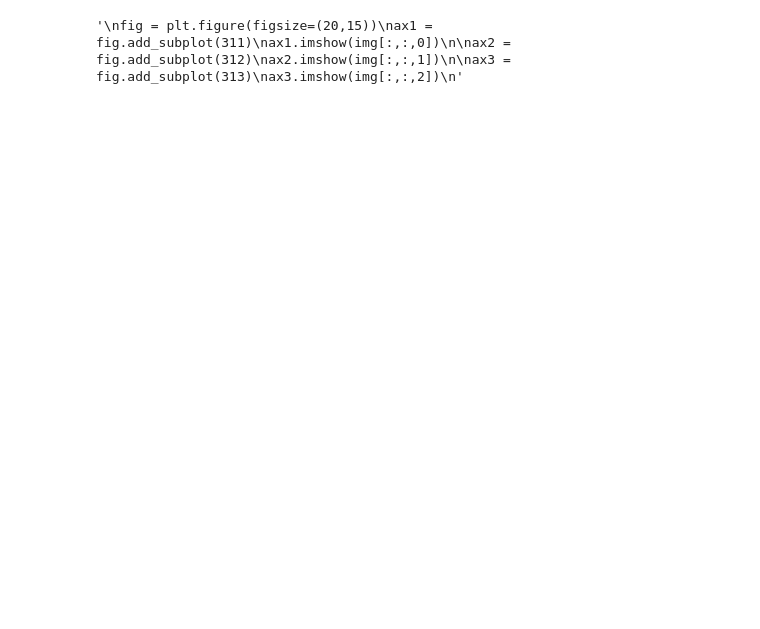
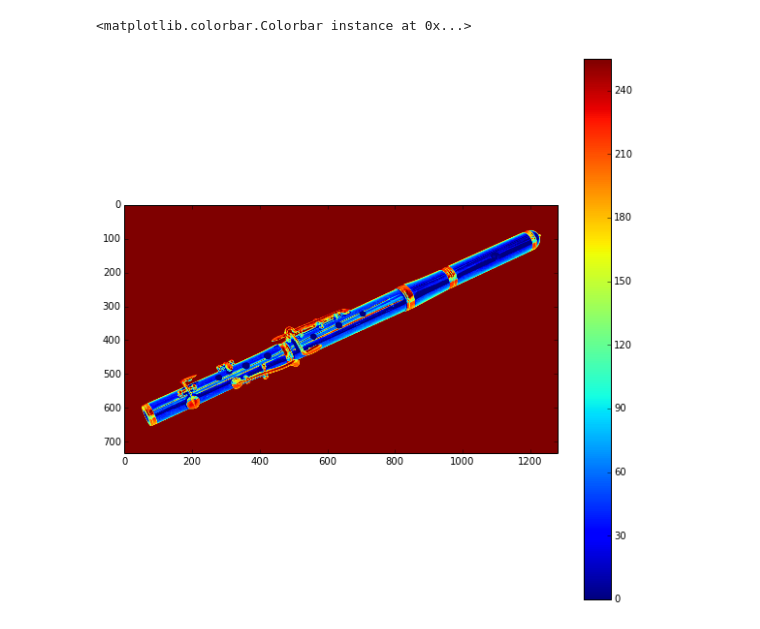
Before and after one commit to JanLL/seminar, a Jupyter notebook: code/segmentation-flute2.ipynb, the cells around one changed output. Saved outputs shown, nothing was run; the diff lists cells and outputs as text; code cells hidden in the pictures; blank space fills up the shorter version.

```diff
--- a/code/segmentation-flute2.ipynb
+++ b/code/segmentation-flute2.ipynb
@@ -11,27 +11,18 @@ def rgb2bw(img):
 # %%
 img = plt.imread('flute2.jpg')
 img = rgb2bw(img)
 
 dimx = img.shape[1]
 dimy = img.shape[0]
 numLabels = 3
 numVar = dimx*dimy
 
-
-
-'''
-fig = plt.figure(figsize=(20,15))
-ax1 = fig.add_subplot(311)
-ax1.imshow(img[:,:,0])
-
-ax2 = fig.add_subplot(312)
-ax2.imshow(img[:,:,1])
-
-ax3 = fig.add_subplot(313)
-ax3.imshow(img[:,:,2])
-'''
+plt.figure(figsize=(10,10))
+plt.imshow(img)
+plt.colorbar()
 # %% [output]
-'\nfig = plt.figure(figsize=(20,15))\nax1 = fig.add_subplot(311)\nax1.imshow(img[:,:,0])\n\nax2 = fig.add_subplot(312)\nax2.imshow(img[:,:,1])\n\nax3 = fig.add_subplot(313)\nax3.imshow(img[:,:,2])\n'
+<matplotlib.colorbar.Colorbar instance at 0x...>
+[figure, added]
 # %%
 # Building up graphical model
 
```
Also changed, not shown: parts of 4 cells of this notebook, 1 other file.
